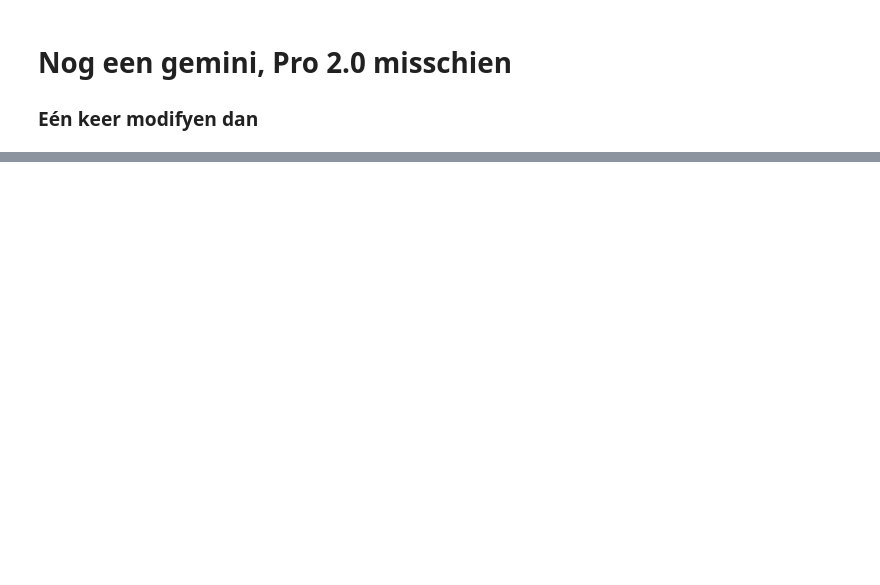
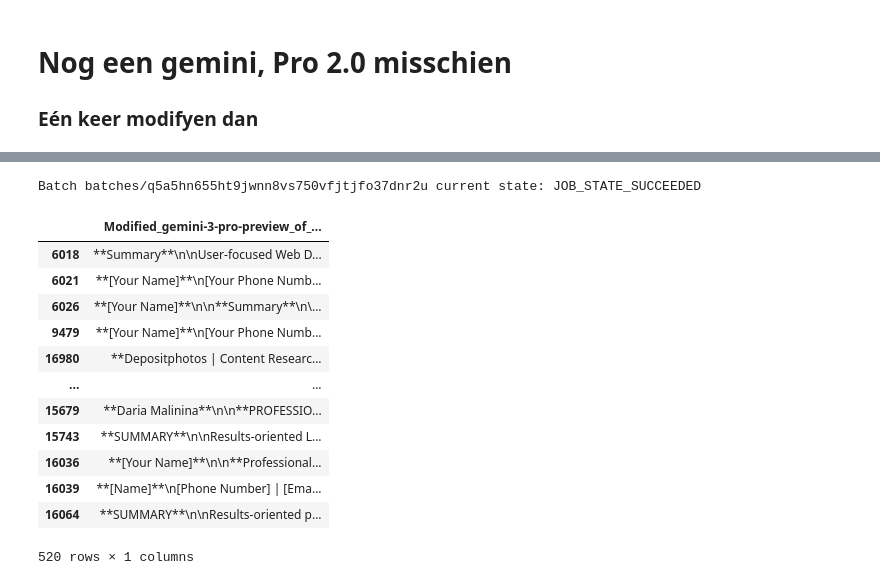
Before and after one commit to pvdklei/FACT, a Jupyter notebook: pepijn/modify.ipynb, the cells around one changed output, grey strips where cells are left out. Saved outputs shown, nothing was run; the diff lists cells and outputs as text; code cells hidden in the pictures; blank space fills up the shorter version.

```diff
--- a/pepijn/modify.ipynb
+++ b/pepijn/modify.ipynb
@@ -900,0 +1031,7 @@ Exception: Batch batches/cdz2n7boturxv2stybqfe8okxkyujot3vp09 is not yet complet
+# %%
+once_modified_gemini_2_flash_lite_doordash_df = pd.read_csv(
+    os.path.join(MODIFIED_CVS_FOLDER, "gemini_flash_lite_doordash_pm.csv"), index_col=0
+)
+once_modified_gemini_2_flash_lite_google_ux_df = pd.read_csv(
+    os.path.join(MODIFIED_CVS_FOLDER, "gemini_flash_lite_google_ux.csv"), index_col=0
+)
@@ -902,0 +1103,14 @@ Exception: Batch batches/cdz2n7boturxv2stybqfe8okxkyujot3vp09 is not yet complet
+# %%
+second_gemini_pro_modification_after_flash_lite_batch_id_doordash = start_experiment_gemini(
+    client=gemini_pro_3_preview_modification_client_doordash,
+    df=once_modified_gemini_2_flash_lite_doordash_df,
+)
+
+print("Gemini Pro Second Modification After Flash Lite DoorDash Batch ID:", second_gemini_pro_modification_after_flash_lite_batch_id_doordash)
+
+second_gemini_pro_modification_after_flash_lite_batch_id_google_ux = start_experiment_gemini(
+    client=gemini_pro_3_preview_modification_client_google_ux,
+    df=once_modified_gemini_2_flash_lite_google_ux_df,
+)
+
+print("Gemini Pro Second Modification After Flash Lite Google UX Batch ID:", second_gemini_pro_modification_after_flash_lite_batch_id_google_ux)
@@ -902,0 +1147,21 @@ Exception: Batch batches/cdz2n7boturxv2stybqfe8okxkyujot3vp09 is not yet complet
+# %%
+finish_experiment_gemini(
+    client=gemini_pro_3_preview_modification_client_google_ux,
+    batch_id=second_gemini_pro_modification_after_flash_lite_batch_id_google_ux,
+    save_to=os.path.join(MODIFIED_CVS_FOLDER, "twice_gemini_flash_lite_pro_google_ux.csv"),
+)
+# %% [output]
+Batch batches/q5a5hn655ht9jwnn8vs750vfjtjfo37dnr2u current state: JOB_STATE_SUCCEEDED
+|  | Modified_gemini-3-pro-preview_of_... |
+| 6018 | **Summary**\n\nUser-focused Web D... |
+| 6021 | **[Your Name]**\n[Your Phone Numb... |
+| 6026 | **[Your Name]**\n\n**Summary**\n\... |
+| 9479 | **[Your Name]**\n[Your Phone Numb... |
+| 16980 | **Depositphotos | Content Researc... |
+| ... | ... |
+| 15679 | **Daria Malinina**\n\n**PROFESSIO... |
+| 15743 | **SUMMARY**\n\nResults-oriented L... |
+| 16036 | **[Your Name]**\n\n**Professional... |
+| 16039 | **[Name]**\n[Phone Number] | [Ema... |
+| 16064 | **SUMMARY**\n\nResults-oriented p... |
+520 rows × 1 columns
```
Also changed, not shown: parts of 17 cells of this notebook, 23 other files.
